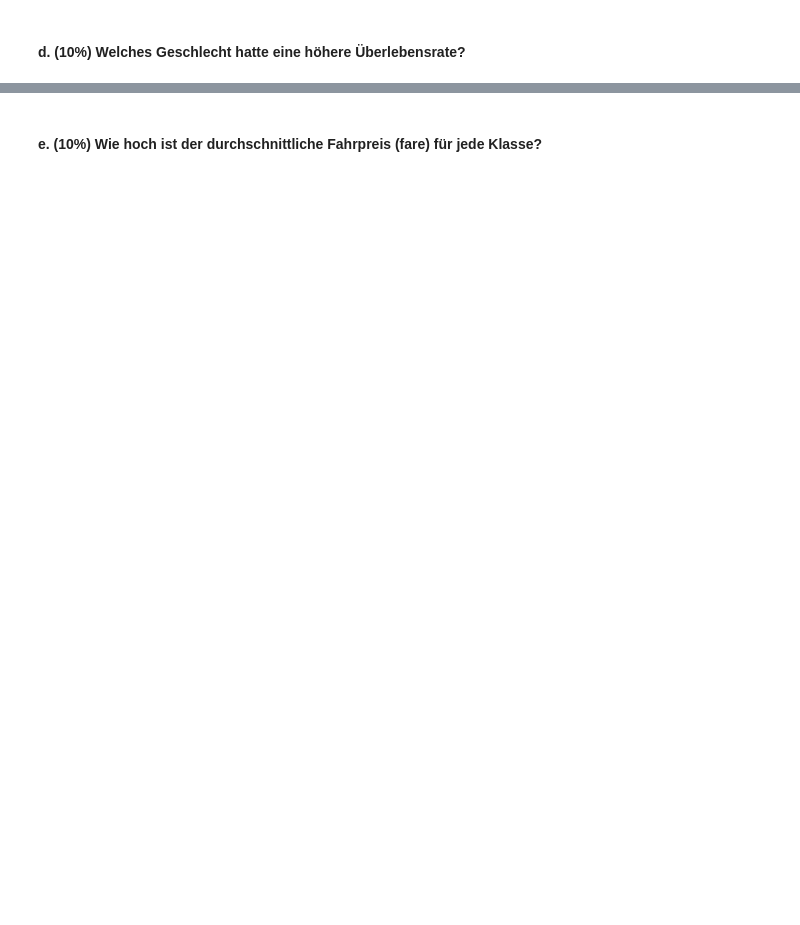
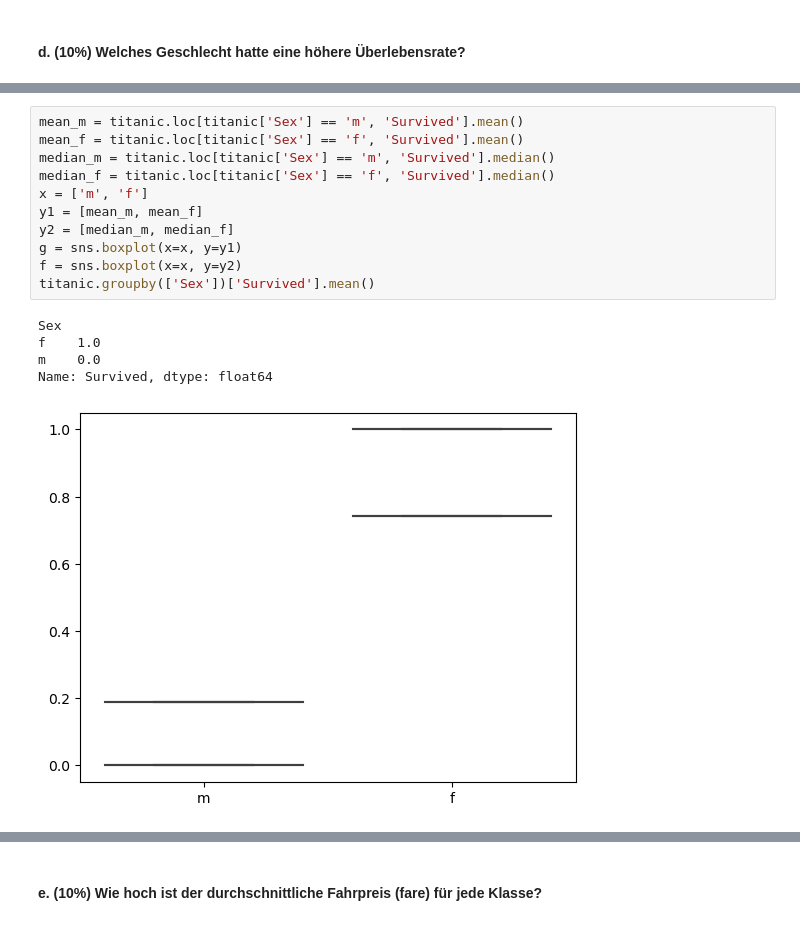
Before and after one commit to olehae/DS1, a Jupyter notebook: Hausaufgabe04.ipynb, the cells around one changed output, grey strips where cells are left out. Cells and saved outputs as stored; diff of their text form; blank space fills up the shorter version.

```diff
--- a/Hausaufgabe04.ipynb
+++ b/Hausaufgabe04.ipynb
@@ -222,0 +234,17 @@ Name: Survived, dtype: float64
+# %%
+mean_m = titanic.loc[titanic['Sex'] == 'm', 'Survived'].mean()
+mean_f = titanic.loc[titanic['Sex'] == 'f', 'Survived'].mean()
+median_m = titanic.loc[titanic['Sex'] == 'm', 'Survived'].median()
+median_f = titanic.loc[titanic['Sex'] == 'f', 'Survived'].median()
+x = ['m', 'f']
+y1 = [mean_m, mean_f]
+y2 = [median_m, median_f]
+g = sns.boxplot(x=x, y=y1)
+f = sns.boxplot(x=x, y=y2)
+titanic.groupby(['Sex'])['Survived'].mean()
+# %% [output]
+Sex
+f    1.0
+m    0.0
+Name: Survived, dtype: float64
+[figure, added]
```
Also changed, not shown: parts of 7 cells of this notebook, 2 other files.
